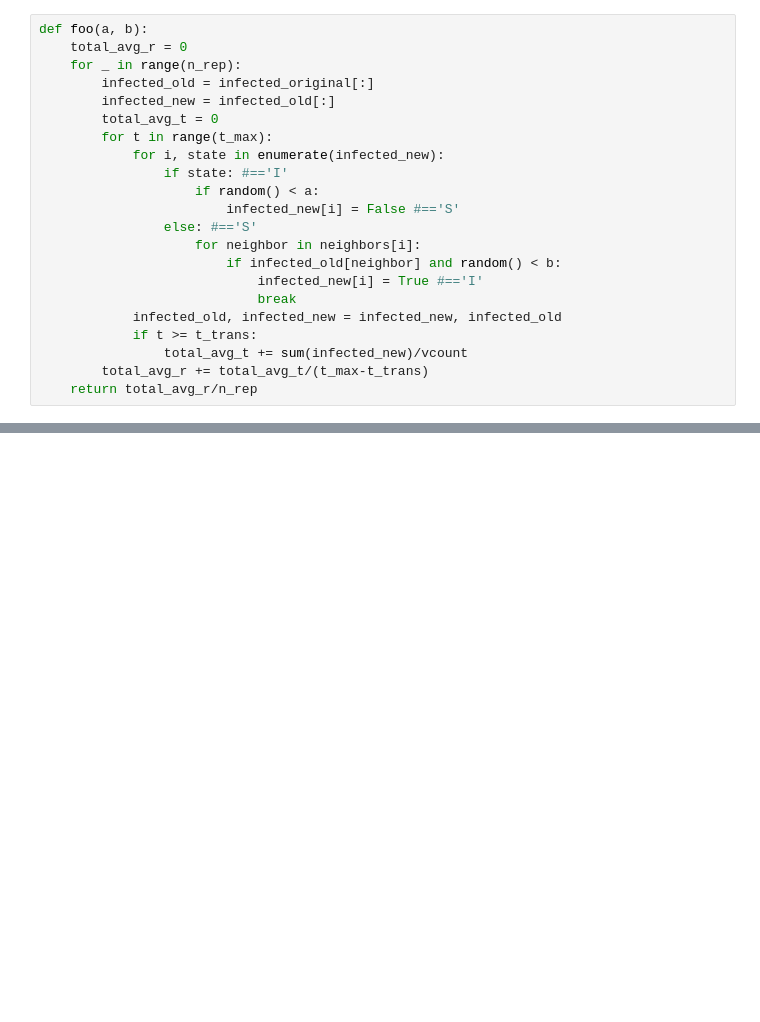
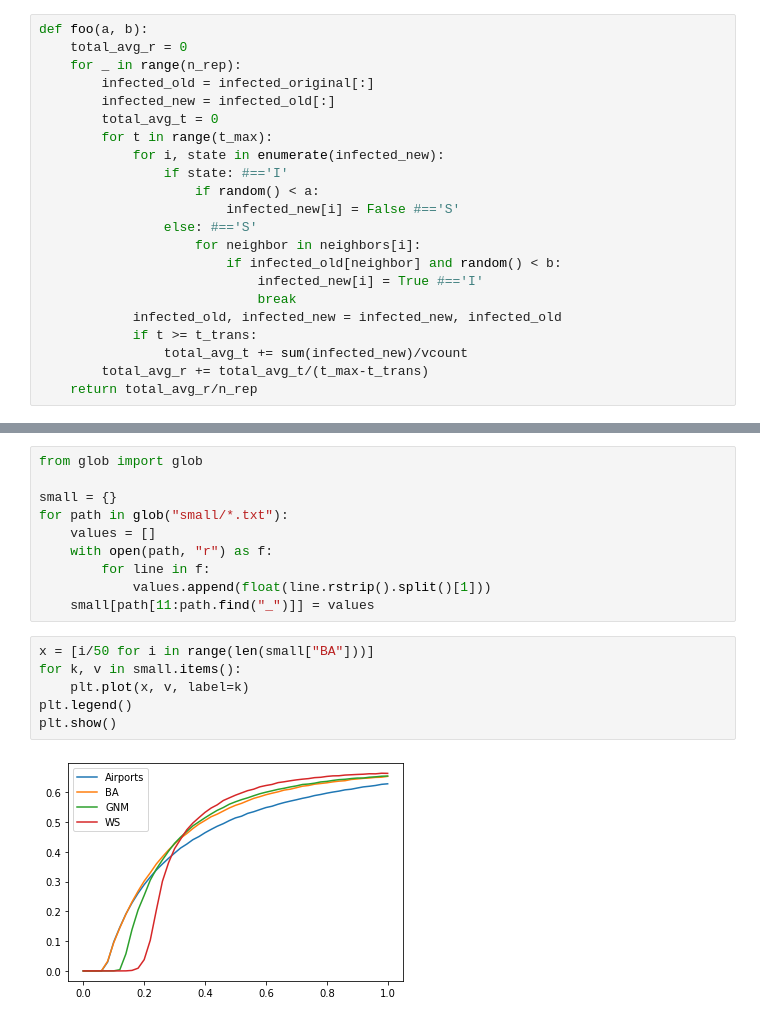
Before and after one commit to baton96/Complex-Networks, a Jupyter notebook: A4/A4.ipynb, the cells around one changed output, grey strips where cells are left out. Cells and saved outputs as stored; diff of their text form; blank space fills up the shorter version.

Commit message:
A4 graph examples

```diff
--- a/A4/A4.ipynb
+++ b/A4/A4.ipynb
@@ -48,0 +46,18 @@ print(time()-start)
+# %%
+from glob import glob
+
+small = {}
+for path in glob("small/*.txt"):
+    values = []
+    with open(path, "r") as f:
+        for line in f:
+            values.append(float(line.rstrip().split()[1]))
+    small[path[11:path.find("_")]] = values
+# %%
+x = [i/50 for i in range(len(small["BA"]))]
+for k, v in small.items():
+    plt.plot(x, v, label=k)
+plt.legend()
+plt.show()
+# %% [output]
+[figure, added]
```
Also changed, not shown: parts of 5 cells of this notebook, 17 other files.
